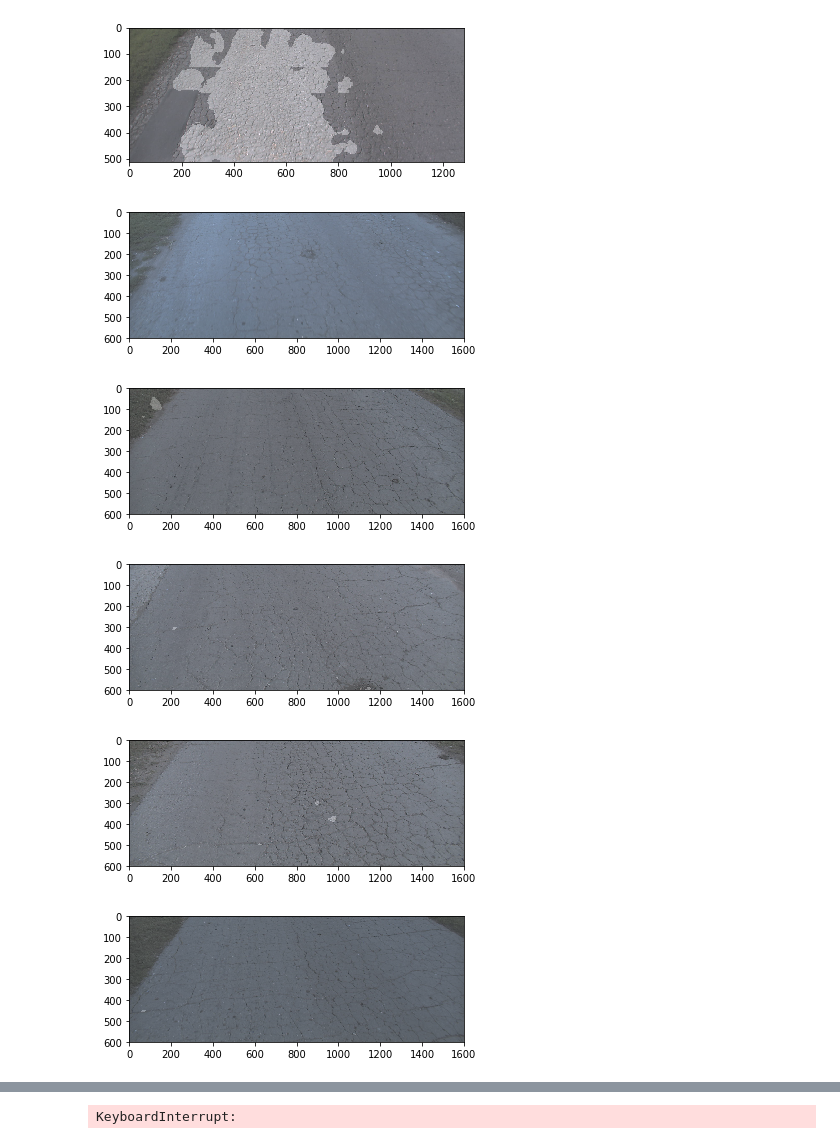
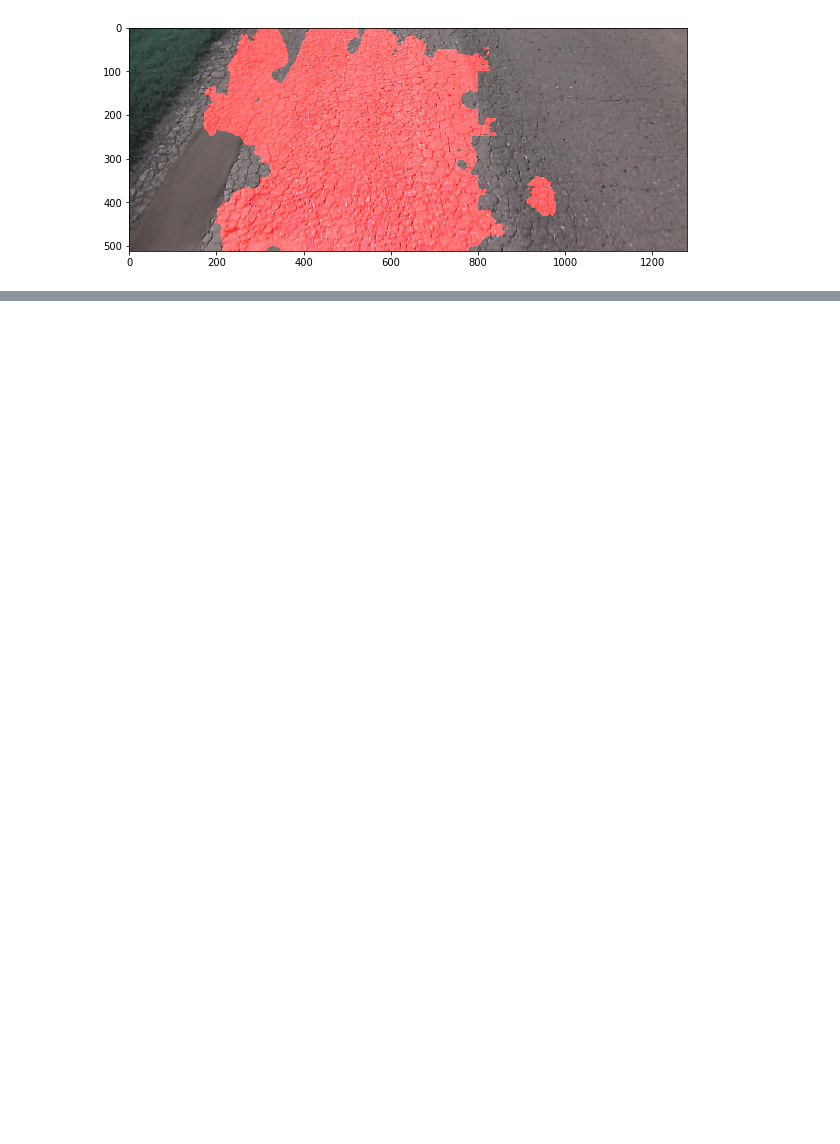
Before and after one commit to zylearncoding/supervisely, a Jupyter notebook: tutorials/03_slwin_inference/src/03_slwin_inference.ipynb, the cells around one changed output, grey strips where cells are left out. Cells and saved outputs as stored; diff of their text form; code cells hidden in the pictures; blank space fills up the shorter version.

Commit message:
add new image

```diff
--- a/tutorials/03_slwin_inference/src/03_slwin_inference.ipynb
+++ b/tutorials/03_slwin_inference/src/03_slwin_inference.ipynb
@@ -9,5 +9,5 @@ from os.path import join
 
 %matplotlib inline
 # %%
-m = UnetV2Applier()
+netw = UnetV2Applier()
 # %% [output]
@@ -26,27 +26,22 @@ m = UnetV2Applier()
 # %%
-model = sly.utils.InfFeederSlWindow(m.default_settings_for_modes, m.helper.in_project_meta, m.train_classes)
+model = sly.utils.InfFeederSlWindow(netw.default_settings_for_modes, netw.helper.in_project_meta, netw.train_classes)
 # %%
-project_meta = m.helper.in_project_meta  # Project meta contains list of project classes.
-project_dir = m.helper.paths.project_dir
+project_meta = netw.helper.in_project_meta  # Project meta contains list of project classes.
+project_dir = netw.helper.paths.project_dir
 project_fs = sly.ProjectFS.from_disk_dir_project(project_dir)
 # %%
 for item_descr in project_fs:
-    img = cv2.imread(item_descr.img_path)[:, :, ::-1]
+    img = cv2.imread(item_descr.img_path)#[:, :, ::-1]
     ann_packed = sly.json_load(item_descr.ann_path)
-    blank_mask_inf = np.zeros((img.shape[0], img.shape[1], 3)).astype('uint8')
-    ann = sly.Annotation.from_packed(ann_packed, m.helper.in_project_meta)
-    new_ann = model.feed(img, ann, m._infer_on_img)
-    color=100
+    blank_mask = np.zeros((img.shape[0], img.shape[1], 3)).astype('uint8')
+    ann = sly.Annotation.from_packed(ann_packed, project_meta)
+    new_ann = model.feed(img, ann, netw._infer_on_img)
     for obj in new_ann["objects"]:
-        obj.draw(blank_mask_inf, color)
-        color += 100
-    res = cv2.addWeighted(img, .6, blank_mask_inf, .5, 0)
+        if obj.class_title == 'crack_net_unet':
+            obj.draw(blank_mask, [255, 0, 0])
+    res = cv2.addWeighted(img, 1., blank_mask, .7, 0)
+    plt.figure(figsize=(10, 10))
     plt.imshow(res)
     plt.show()
 # %% [output]
-[figure, old version]
+[figure, new version]
-[figure, removed]
-[figure, removed]
-[figure, removed]
-[figure, removed]
-[figure, removed]
@@ -56 +47,0 @@ for item_descr in project_fs:
-KeyboardInterrupt:
```
Also changed, not shown: parts of 2 cells of this notebook, 1 other file.
